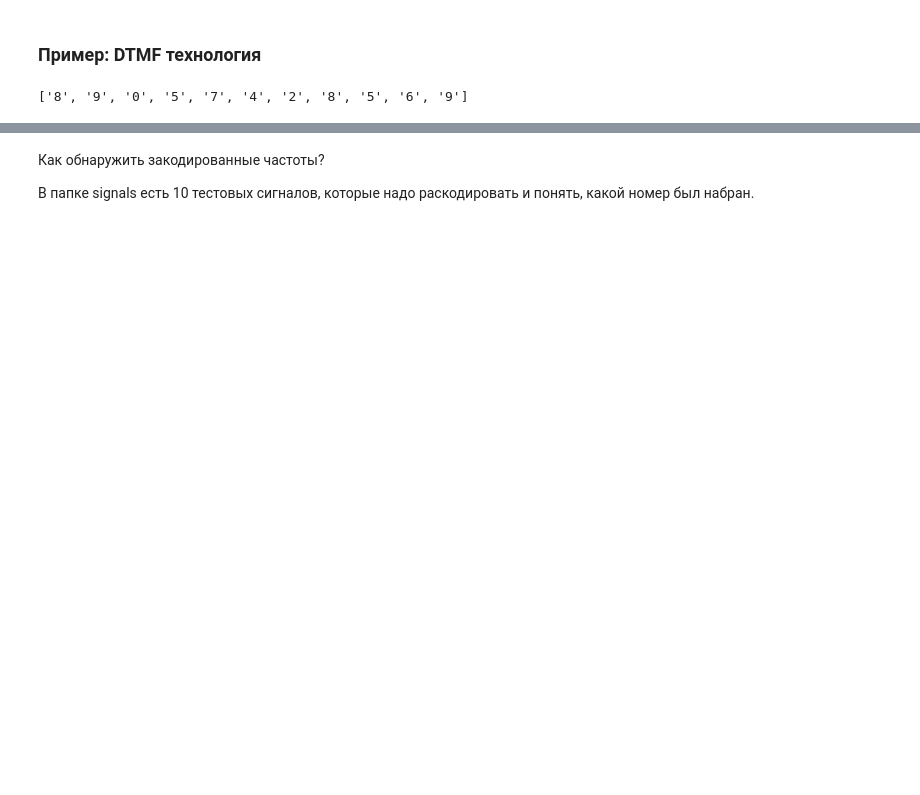
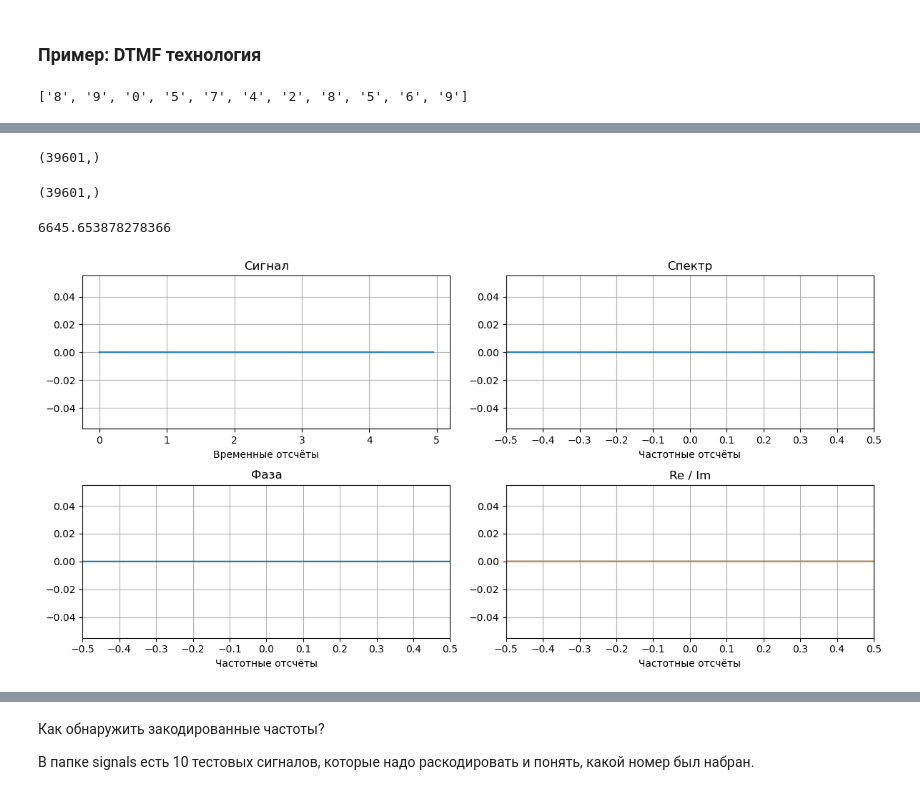
Before and after one commit to Qvery-mm/digital-signals, a Jupyter notebook: 1.0 DFT_1D_on.ipynb, the cells around one changed output, grey strips where cells are left out. Drawn from its saved outputs; the diff is of its cells as text; code cells hidden in the pictures; blank space fills up the shorter version.

```diff
--- a/1.0 DFT_1D_on.ipynb
+++ b/1.0 DFT_1D_on.ipynb
@@ -366,3 +366,8 @@ import IPython
 IPython.display.Audio(y,rate=fs)
 # %% [output]
 [interactive output not drawn]
+# %%
+fs = 8000
+ts = 1/8000
+dur = y.shape[0] / fs
+t = np.arange(0,dur,ts)
@@ -368,0 +377,28 @@ IPython.display.Audio(y,rate=fs)
+# %%
+t.shape
+# %% [output]
+(39601,)
+# %%
+y.shape
+# %% [output]
+(39601,)
+# %%
+amp = np.abs(fft(y))
+ind1 = amp == 770 # and y !=770 #, 852, 941, 1209, 1336, 1477]
+# ind2 = y < 700
+# ind2 = y == 770
+# ind3 = y != 697
+# ind4 = y != 697
+# ind5 = y != 697
+# ind6 = y != 697
+# ind7 = y != 697
+y_clean = y * ind1
+# sig_clean = ifft(sigF_clean)
+# %%
+np.max(amp)
+# %% [output]
+6645.653878278366
+# %%
+myDFT_plot(t, y_clean, N=y.shape[0])
+# %% [output]
+[figure, added]
```
Also changed, not shown: parts of 13 cells of this notebook, 1 other file.
